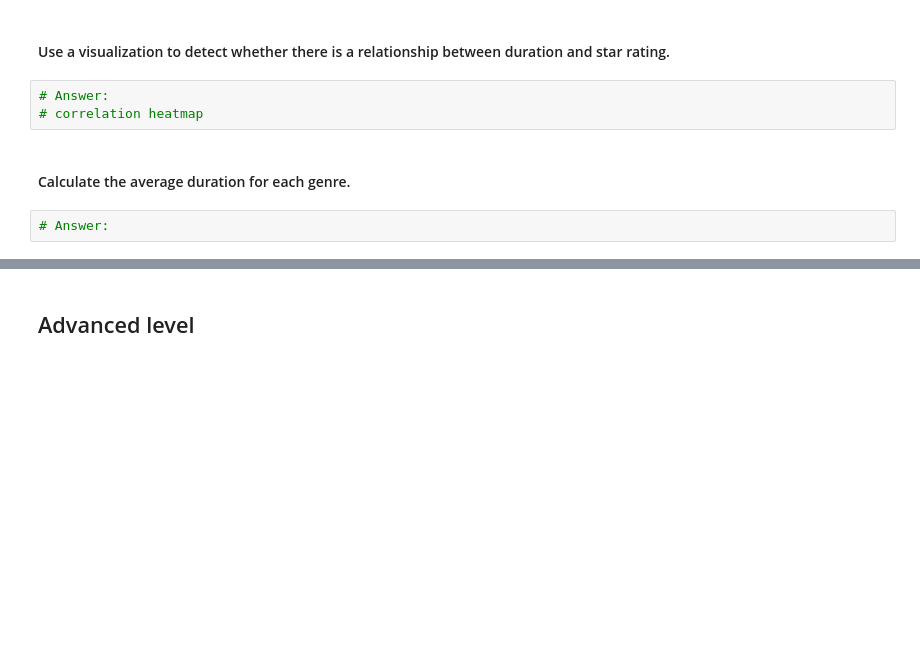
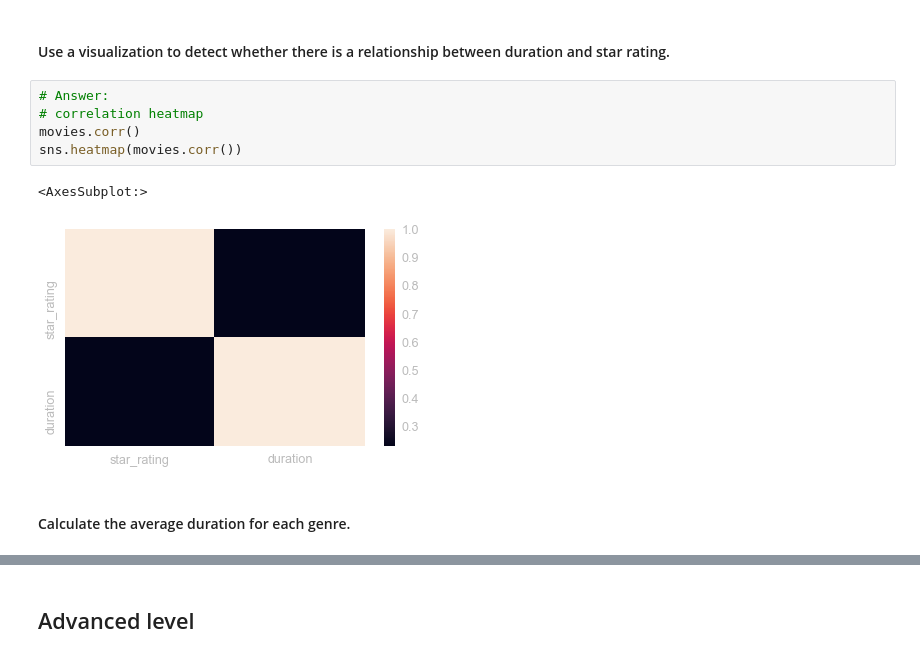
Before and after one commit to raaayden/GA_Project_Code_Challenge_2, a Jupyter notebook: project-eda-imdb.ipynb, the cells around one changed output, grey strips where cells are left out. Saved outputs shown, nothing was run; the diff lists cells and outputs as text; blank space fills up the shorter version.

```diff
--- a/project-eda-imdb.ipynb
+++ b/project-eda-imdb.ipynb
@@ -210,7 +199,10 @@ star_rating
 # %%
 # Answer:
 # correlation heatmap
+movies.corr()
+sns.heatmap(movies.corr())
+# %% [output]
+<AxesSubplot:>
+[figure, added]
 # %% [markdown]
 #### Calculate the average duration for each genre.
-# %%
-# Answer:
```
Also changed, not shown: parts of 14 cells of this notebook.
